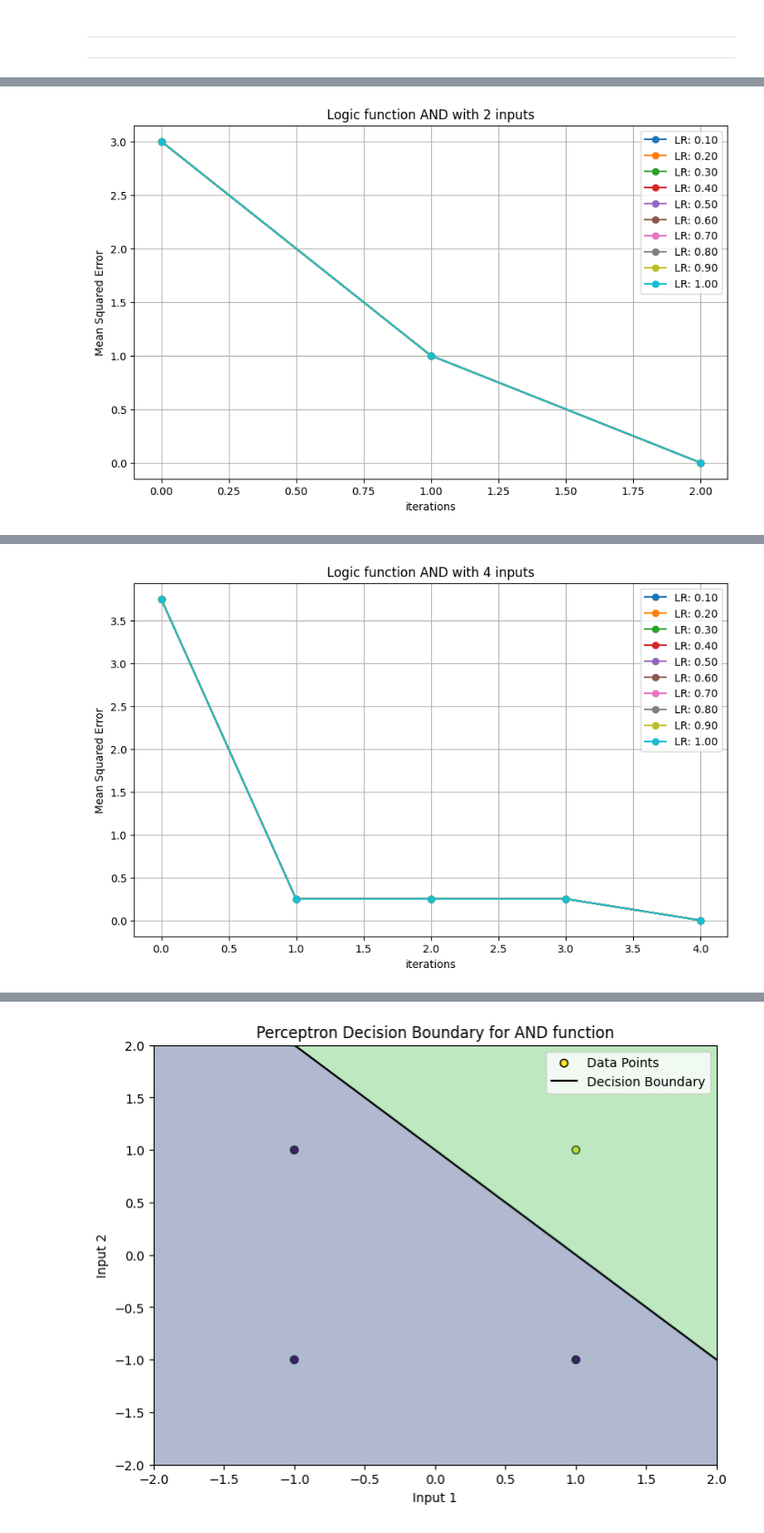
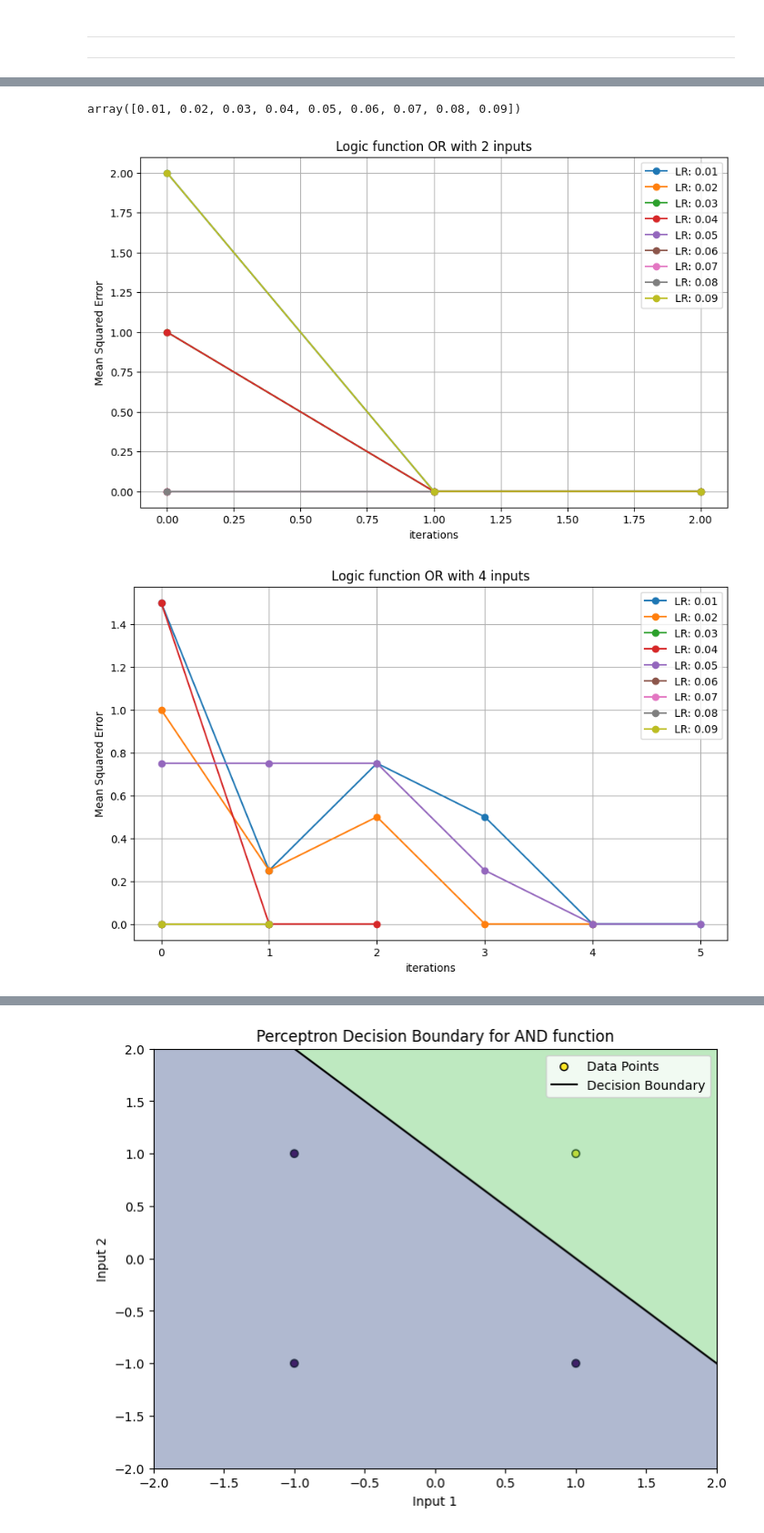
Before and after one commit to felipeperassi/Neural-Networks, a Jupyter notebook: Perceptron/Perceptron.ipynb, the cells around one changed output, grey strips where cells are left out. Shown at 91% size. Cells and saved outputs as stored; diff of their text form; code cells hidden in the pictures.

```diff
--- a/Perceptron/Perceptron.ipynb
+++ b/Perceptron/Perceptron.ipynb
@@ -187,7 +216,5 @@ from typing import Tuple
 # %%
-import itertools
-
-def logic_vectors(gate: str, n_inputs: int):
+def logic_vectors(gate: str, n_inputs: int) -> Tuple[np.ndarray, np.ndarray]:
     """
     Generates input-output pairs for a specified logic gate with n_inputs.
     """
@@ -339,13 +433,16 @@ class Perceptron:
 # %%
-def plot_errors(errors, learning_rates, title, iteration):
+def plot_errors(errors, learning_rates, title, iteration) -> None:
+    """
+    Plots the mean squared error over iterations for different learning rates.
+    """
     if iteration == 1:
         plt.figure(figsize=(10, 6))
 
-    plt.plot(errors, marker='o')
+    plt.plot(errors, marker='o', label=f"LR: {learning_rates[iteration-1]:.2f}")
     plt.title(title)
     plt.xlabel("iterations")
     plt.ylabel("Mean Squared Error")
-    plt.legend([f"LR: {lr:.2f}" for lr in learning_rates])
+    plt.legend()
 
     if iteration == len(learning_rates):
         plt.grid()
@@ -353,9 +452,16 @@ def plot_errors(errors, learning_rates, title, iteration):
 # %%
-learning_rates = np.arange(0.1, 1.1, 0.1)
+learning_rates = np.arange(0.01, 0.1, 0.01)
+Xs = [X2, X4, X2, X4]
+Ys = [YOr2, YOr4, YAnd2, YAnd4]
+display(learning_rates)
+for x, y in zip(Xs, Ys):
+    for i, nu in enumerate(learning_rates):
+        per = Perceptron()
+        per.train(x, y, nu)
 
-for i, nu in enumerate(learning_rates):
-    per = Perceptron()
-    per.train(X2, YAnd2, nu)
-    plot_errors(per.error_list, learning_rates, f"Logic function AND with 2 inputs", i+1)
+        gate_type = "OR" if np.array_equal(y, YOr2) or np.array_equal(y, YOr4) else "AND"
+        plot_errors(per.error_list, learning_rates, f"Logic function {gate_type} with {x.shape[1]} inputs", i+1)
 # %% [output]
+array([0.01, 0.02, 0.03, 0.04, 0.05, 0.06, 0.07, 0.08, 0.09])
-[figure, old version]
+[figure, new version]
+[figure, added]
@@ -362,7 +469,0 @@ for i, nu in enumerate(learning_rates):
-# %%
-for i, nu in enumerate(learning_rates):
-    per = Perceptron()
-    per.train(X4, YAnd4, nu)
-    plot_errors(per.error_list, learning_rates, f"Logic function AND with 4 inputs", i+1)
-# %% [output]
-[figure, removed]
```
Also changed, not shown: parts of 46 cells of this notebook, 1 other file.
